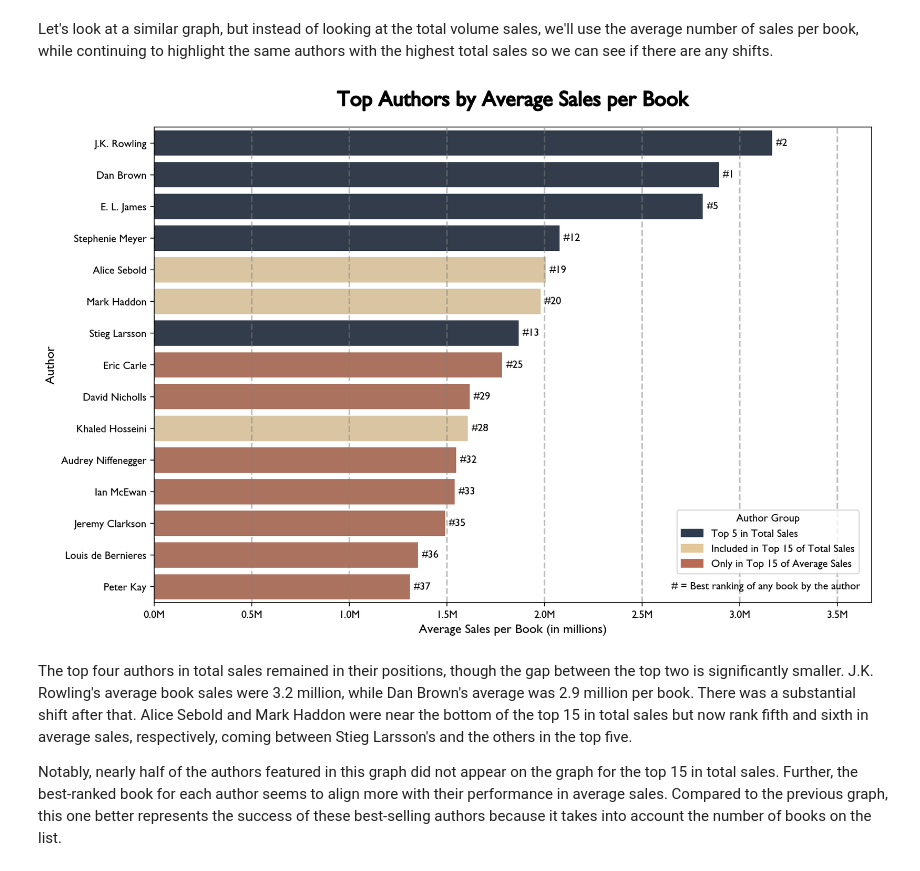
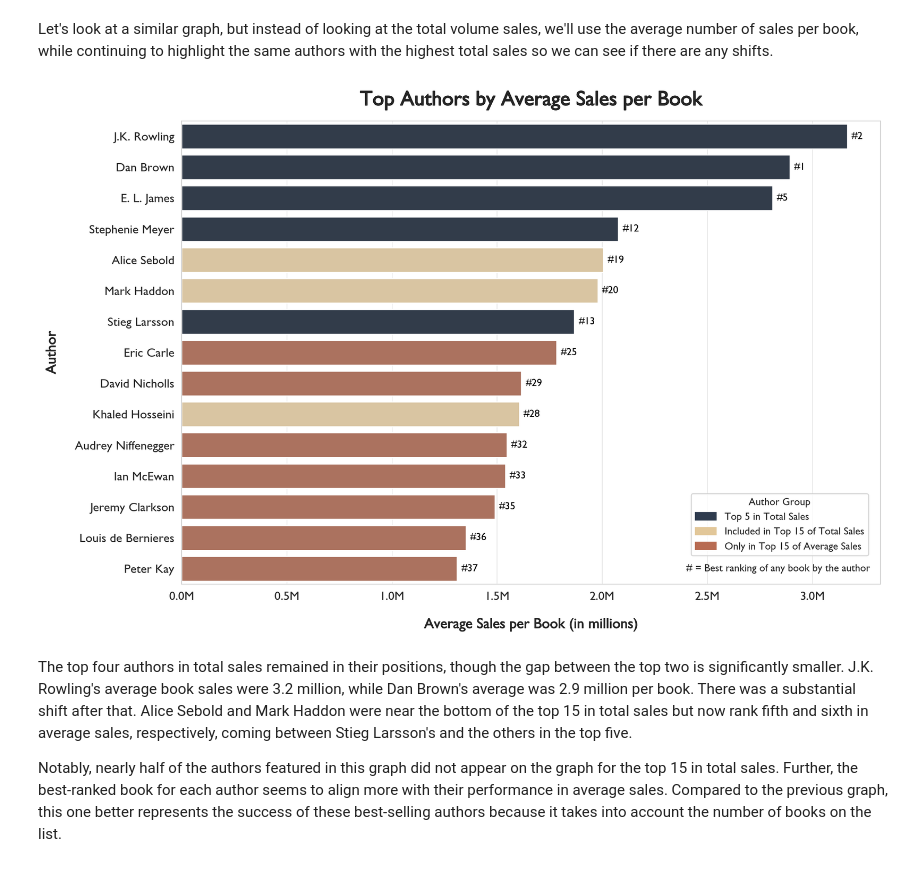
Before and after one commit to shayb319/best_selling_books, a Jupyter notebook: best_selling_books.ipynb, the cells around one changed output. Saved outputs shown, nothing was run; the diff lists cells and outputs as text; code cells hidden in the pictures.

```diff
--- a/best_selling_books.ipynb
+++ b/best_selling_books.ipynb
@@ -48,9 +48,12 @@ from adjustText import adjust_text
 ### Global Settings & Styling
 # %%
 # Set global font, DPI, and Seaborn style
+sns.set_style('whitegrid')
+plt.rcParams['grid.alpha'] = 0.7
+plt.rcParams['grid.linewidth'] = 0.5
 plt.rcParams['font.family'] = 'Gill Sans'
+plt.rcParams['figure.figsize'] = (12, 8)
 plt.rcParams['figure.dpi'] = 200
-sns.set_style("whitegrid")
 # %% [markdown]
 ### Helper Functions
 # %%
@@ -815,9 +757,6 @@ These observations raise a few questions. How can an author have such a high-ran
 # %% [markdown]
 Let's look at a similar graph, but instead of looking at the total volume sales, we'll use the average number of sales per book, while continuing to highlight the same authors with the highest total sales so we can see if there are any shifts.
 # %%
-# Set figure size and resolution
-plt.figure(figsize=(12, 8), dpi=200)
-
 # Determine if author was in top 15 for volume sales
 author_data['new_top_15_avg'] = author_data['full_name'].apply(
     lambda x: (
@@ -862,6 +801,15 @@ top15_avg_bar = sns.barplot(
     legend=False,
 )
 
+# Apply style to graph using helper function
+style_graph(
+    ax=top15_avg_bar,
+    title='Top Authors by Average Sales per Book',
+    xlabel='Average Sales per Book (in millions)',
+    ylabel='Author',
+    format_x_million=True,
+)
+
 # Annotate each bar
 for index, row in top_auth_avg_sorted.iterrows():
     top15_avg_bar.text(
@@ -875,63 +823,36 @@ for index, row in top_auth_avg_sorted.iterrows():
 
 # Additional note for label notation
 top15_avg_bar.text(
-    2.65e6,
+    2.4e6,
     14,
     f'# = Best ranking of any book by the author',
     va='center',
 )
-
-# Set titles and axis labels
-title = top15_avg_bar.set_title(
-    'Top Authors by Average Sales per Book',
-    fontsize=20,
-    fontweight='bold',
-    pad=20,
-)
-title.set_path_effects(
-    [path_effects.withStroke(linewidth=1, foreground='black')]
-)
-top15_avg_bar.set_xlabel(
-    'Average Sales per Book (in millions)', fontsize=12
-)
-top15_avg_bar.set_ylabel('Author', fontsize=12)
 
 # Label legend
 legend_patches = [
     mpatches.Patch(
         color=classic_palette[0], label='Top 5 in Total Sales'
     ),
     mpatches.Patch(
         color=classic_palette[5],
         label='Included in Top 15 of Total Sales',
     ),
     mpatches.Patch(
         color=classic_palette[1],
         label='Only in Top 15 of Average Sales ',
     ),
 ]
 top15_avg_bar.legend(
     handles=legend_patches,
     title='Author Group',
     loc='lower right',
     bbox_to_anchor=(0.99, 0.05),
 )
 
-# Format x-axis in millions
-top15_avg_bar.xaxis.set_major_formatter(
-    mticker.FuncFormatter(millions_formatter)
-)
-
-# Vertical dotted lines for each tick mark
-xticks = plt.xticks()[0]
-for xtick in xticks:
-    plt.axvline(
-        x=xtick, color='gray', linestyle='dashed', alpha=0.5
-    )  # Add lines at x-tick positions
-
 plt.show()
 # %% [output]
-[figure, old version]
+[figure, new version]
 # %% [markdown]
 The top four authors in total sales remained in their positions, though the gap between the top two is significantly smaller. J.K. Rowling's average book sales were 3.2 million, while Dan Brown's average was 2.9 million per book. There was a substantial shift after that. Alice Sebold and Mark Haddon were near the bottom of the top 15 in total sales but now rank fifth and sixth in average sales, respectively, coming between Stieg Larsson's and the others in the top five.
 
```
Also changed, not shown: parts of 14 cells of this notebook.
